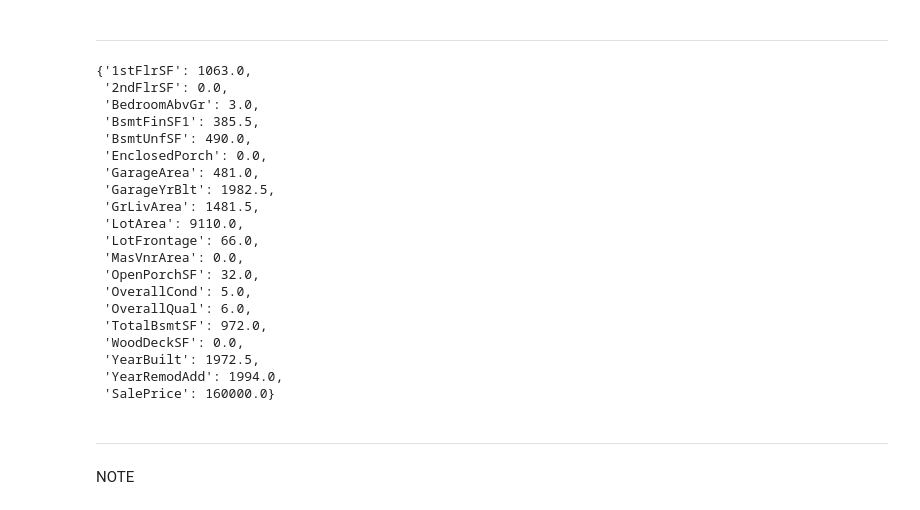
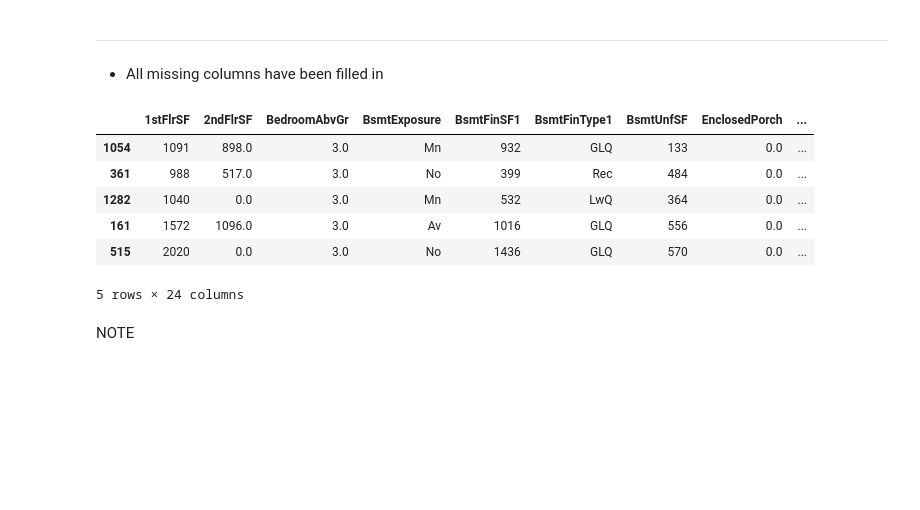
Before and after one commit to Issam-Allymis/housing-market-analysis, a Jupyter notebook: jupyter_notebooks/DataCollection.ipynb, the cells around one changed output. Saved outputs shown, nothing was run; the diff lists cells and outputs as text; code cells hidden in the pictures; blank space fills up the shorter version.

```diff
--- a/jupyter_notebooks/DataCollection.ipynb
+++ b/jupyter_notebooks/DataCollection.ipynb
@@ -103,30 +135,17 @@ imputer.fit_transform(df)
 # %% [markdown]
 ---
-# %%
-imputer.imputer_dict_
-# %% [output]
-{'1stFlrSF': 1063.0,
- '2ndFlrSF': 0.0,
- 'BedroomAbvGr': 3.0,
- 'BsmtFinSF1': 385.5,
- 'BsmtUnfSF': 490.0,
- 'EnclosedPorch': 0.0,
- 'GarageArea': 481.0,
- 'GarageYrBlt': 1982.5,
- 'GrLivArea': 1481.5,
- 'LotArea': 9110.0,
- 'LotFrontage': 66.0,
- 'MasVnrArea': 0.0,
- 'OpenPorchSF': 32.0,
- 'OverallCond': 5.0,
- 'OverallQual': 6.0,
- 'TotalBsmtSF': 972.0,
- 'WoodDeckSF': 0.0,
- 'YearBuilt': 1972.5,
- 'YearRemodAdd': 1994.0,
- 'SalePrice': 160000.0}
-# %% [markdown]
----
+# %% [markdown]
+* All missing columns have been filled in
+# %%
+df.head()
+# %% [output]
+|  | 1stFlrSF | 2ndFlrSF | BedroomAbvGr | BsmtExposure | BsmtFinSF1 | BsmtFinType1 | BsmtUnfSF | EnclosedPorch | ... |
+| 1054 | 1091 | 898.0 | 3.0 | Mn | 932 | GLQ | 133 | 0.0 | ... |
+| 361 | 988 | 517.0 | 3.0 | No | 399 | Rec | 484 | 0.0 | ... |
+| 1282 | 1040 | 0.0 | 3.0 | Mn | 532 | LwQ | 364 | 0.0 | ... |
+| 161 | 1572 | 1096.0 | 3.0 | Av | 1016 | GLQ | 556 | 0.0 | ... |
+| 515 | 2020 | 0.0 | 3.0 | No | 1436 | GLQ | 570 | 0.0 | ... |
+5 rows × 24 columns
 # %% [markdown]
 NOTE
 # %% [markdown]
```
Also changed, not shown: parts of 17 cells of this notebook, 8 other files.
